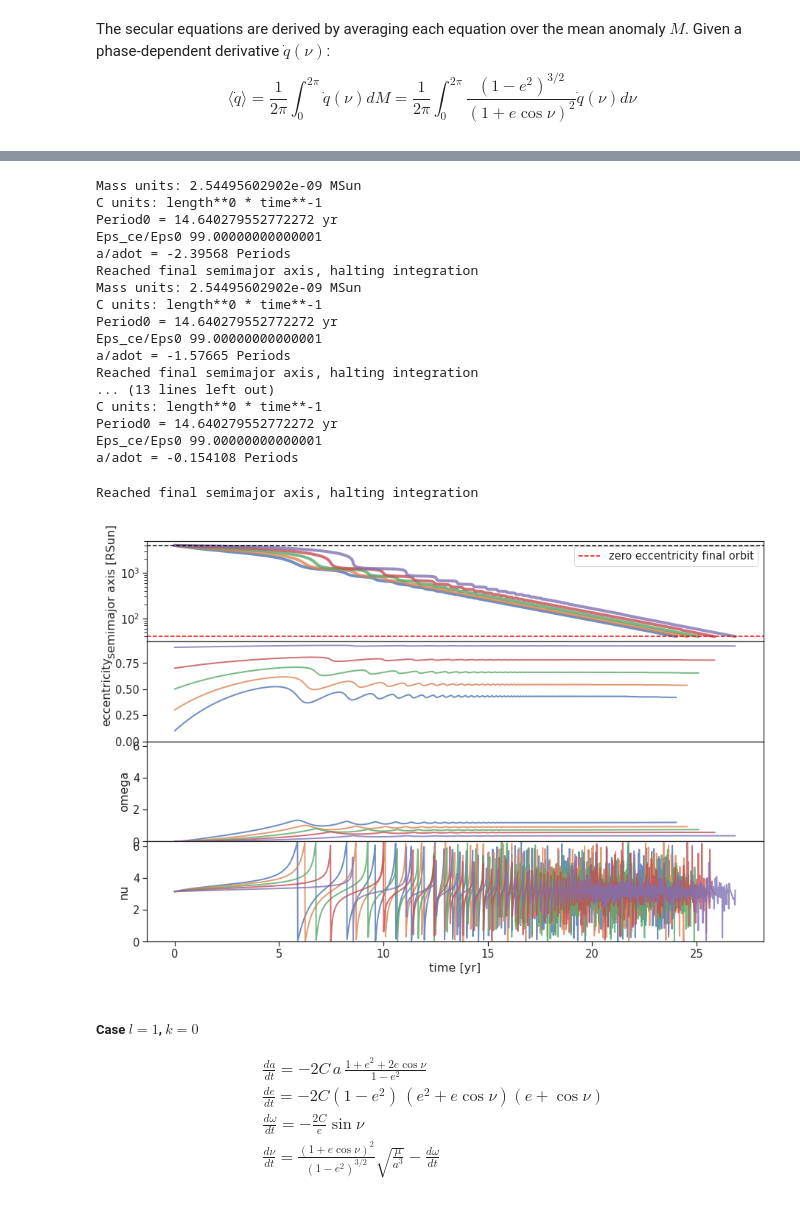
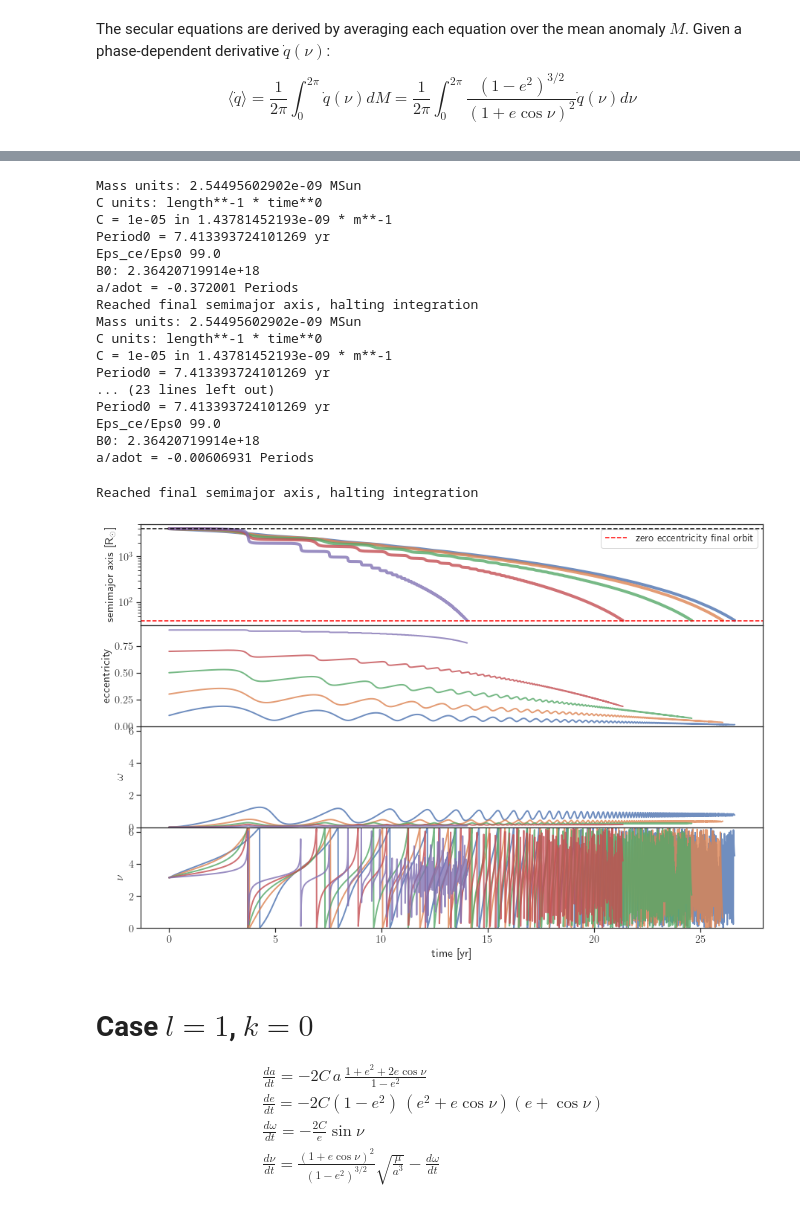
Before and after one commit to spzwart/DynBinEv, a Jupyter notebook: eqs/master_sheet.ipynb, the cells around one changed output, grey strips where cells are left out. Saved outputs shown, nothing was run; the diff lists cells and outputs as text; code cells hidden in the pictures.

Commit message:
updated files and plots

```diff
--- a/eqs/master_sheet.ipynb
+++ b/eqs/master_sheet.ipynb
@@ -127,8 +161,8 @@ C = 1e-5
 
 #### SECULAR
 CEvolve = MacegaPhaseEvolve(l=2, k=0)
-CEvolve.initialize_system(m1, m2, a0, e0, ome0, nu0, C_nb=C, a1=a1)
-t, a, e, ome, nu = CEvolve.run_system(tfin=CEvolve.Period0*20, dt_out=CEvolve.Period0*0.001)
+CEvolve.initialize_system(m1, m2, a0, e0, ome0, nu0, C=C, a1=a1)
+t, a, e, ome, nu, g = CEvolve.run_system(tfin=CEvolve.Period0*20, dt_out=CEvolve.Period0*0.001)
 
 #### NBODY
 CEKickEvolve = MacegaKick(l=2, k=0, dtkick=0.01)
@@ -153,7 +189,7 @@ time= 48.8783284155 a= 40.0010657701 e= 0.0617355078245 m= [15.0, 15.0] MSun 0.3
 from matplotlib import pyplot as plt
 import seaborn as sns
 
-sns.set(font_scale=1.33)
+sns.set(font_scale=1.33, rc={'text.usetex' : True})
 sns.set_style("ticks")
 
 f, ax = plt.subplots(4, sharex=True, figsize=(15, 10))
@@ -161,7 +197,7 @@ f, ax = plt.subplots(4, sharex=True, figsize=(15, 10))
 ax[0].plot(t, a, lw=2, label="2-body perturbation")
 ax[0].plot(t_nb, a_nb, lw=2, label="nbody")
 
-ax[0].set_ylabel("semimajor axis [RSun]")
+ax[0].set_ylabel("semimajor axis [R$_\odot$]")
 ax[0].axhline(a0.value_in(units.RSun), c="black", ls="--")
 ax[0].axhline(a1.value_in(units.RSun), c="red", ls="--", label="zero eccentricity final orbit")
 ax[0].legend()
@@ -176,13 +212,13 @@ ax[1].set_ylim(bottom=0)
 
 ax[2].plot(t, ome, lw=2)
 ax[2].plot(t_nb, ome_nb, lw=2)
-ax[2].set_ylabel("omega")
+ax[2].set_ylabel("$\\omega$")
 ax[2].set_xlabel("time [yr]")
 ax[2].set_ylim()
 
 ax[3].plot(t, nu, lw=2)
 ax[3].plot(t_nb, nu_nb, lw=2)
-ax[3].set_ylabel("nu")
+ax[3].set_ylabel("$\\nu$")
 ax[3].set_xlabel("time [yr]")
 ax[3].set_ylim(bottom=0, top=2 * np.pi)
 
@@ -195,7 +231,7 @@ plt.show()
 from matplotlib import pyplot as plt
 import seaborn as sns
 
-sns.set(font_scale=1.33)
+sns.set(font_scale=1.33, rc={'text.usetex' : True})
 sns.set_style("ticks")
 
 f, ax = plt.subplots(4, sharex=True, figsize=(15, 10))
@@ -203,60 +239,60 @@ f, ax = plt.subplots(4, sharex=True, figsize=(15, 10))
 e0list = [0.1, 0.3, 0.5, 0.7, 0.9]
 
 for e0 in e0list:
-    CEvolve = MacegaPhaseEvolve(l=1, k=0)
-    CEvolve.initialize_system(m1, m2, a0, e0, ome0, nu0, C_nb=C, a1=a1)
-    t, a, e, ome, nu = CEvolve.run_system(tfin=CEvolve.Period0*100, dt_out=CEvolve.Period0*0.001)
+    CEvolve = MacegaPhaseEvolve(l=2, k=0)
+    CEvolve.initialize_system(m1, m2, a0, e0, ome0, nu0, C=C, a1=a1)
+    t, a, e, ome, nu, g = CEvolve.run_system(tfin=CEvolve.Period0*100, dt_out=CEvolve.Period0*0.001)
 
     ax[0].plot(t, a, lw=4, alpha=0.8)
     ax[1].plot(t, e, lw=2, alpha=0.8)
     ax[2].plot(t, ome, lw=2, alpha=0.8)
     ax[3].plot(t, nu, lw=2, alpha=0.8)
 
 
-ax[0].set_ylabel("semimajor axis [RSun]")
+ax[0].set_ylabel("semimajor axis [R$_\odot$]")
 ax[0].axhline(a0.value_in(units.RSun), c="black", ls="--")
 ax[0].axhline(a1.value_in(units.RSun), c="red", ls="--", label="zero eccentricity final orbit")
 ax[0].legend()
 
 ax[0].set_yscale("log")
 ax[1].set_ylabel("eccentricity")
 ax[1].set_xlabel("time [yr]")
 ax[1].set_ylim(bottom=0)
 
-ax[2].set_ylabel("omega")
+ax[2].set_ylabel("$\\omega$")
 ax[2].set_xlabel("time [yr]")
 ax[2].set_ylim(bottom=0, top=2 * np.pi)
 
-ax[3].set_ylabel("nu")
+ax[3].set_ylabel("$\\nu$")
 ax[3].set_xlabel("time [yr]")
 ax[3].set_ylim(bottom=0, top=2 * np.pi)
 
 f.subplots_adjust(hspace=0)
 
 plt.show()
 #plt.savefig("phasedep_l2k0.pdf")
 # %% [output]
 Mass units: 2.54495602902e-09 MSun
-C units: length**0 * time**-1
-Period0 = 14.640279552772272 yr
-Eps_ce/Eps0 99.00000000000001
-a/adot = -2.39568 Periods
+C units: length**-1 * time**0
+C = 1e-05 in 1.43781452193e-09 * m**-1
+Period0 = 7.413393724101269 yr
+Eps_ce/Eps0 99.0
+B0: 2.36420719914e+18
+a/adot = -0.372001 Periods
 Reached final semimajor axis, halting integration
 Mass units: 2.54495602902e-09 MSun
-C units: length**0 * time**-1
-Period0 = 14.640279552772272 yr
-Eps_ce/Eps0 99.00000000000001
-a/adot = -1.57665 Periods
-Reached final semimajor axis, halting integration
-... (13 lines left out)
-C units: length**0 * time**-1
-Period0 = 14.640279552772272 yr
-Eps_ce/Eps0 99.00000000000001
-a/adot = -0.154108 Periods
+C units: length**-1 * time**0
+C = 1e-05 in 1.43781452193e-09 * m**-1
+Period0 = 7.413393724101269 yr
+... (23 lines left out)
+Period0 = 7.413393724101269 yr
+Eps_ce/Eps0 99.0
+B0: 2.36420719914e+18
+a/adot = -0.00606931 Periods
 Reached final semimajor axis, halting integration
-[figure, old version]
+[figure, new version]
 # %% [markdown]
-##### Case $l=1$, $k=0$
+# Case $l=1$, $k=0$
 
 \begin{equation}
 \begin{aligned}
```
Also changed, not shown: parts of 20 cells of this notebook, 2 other files.
